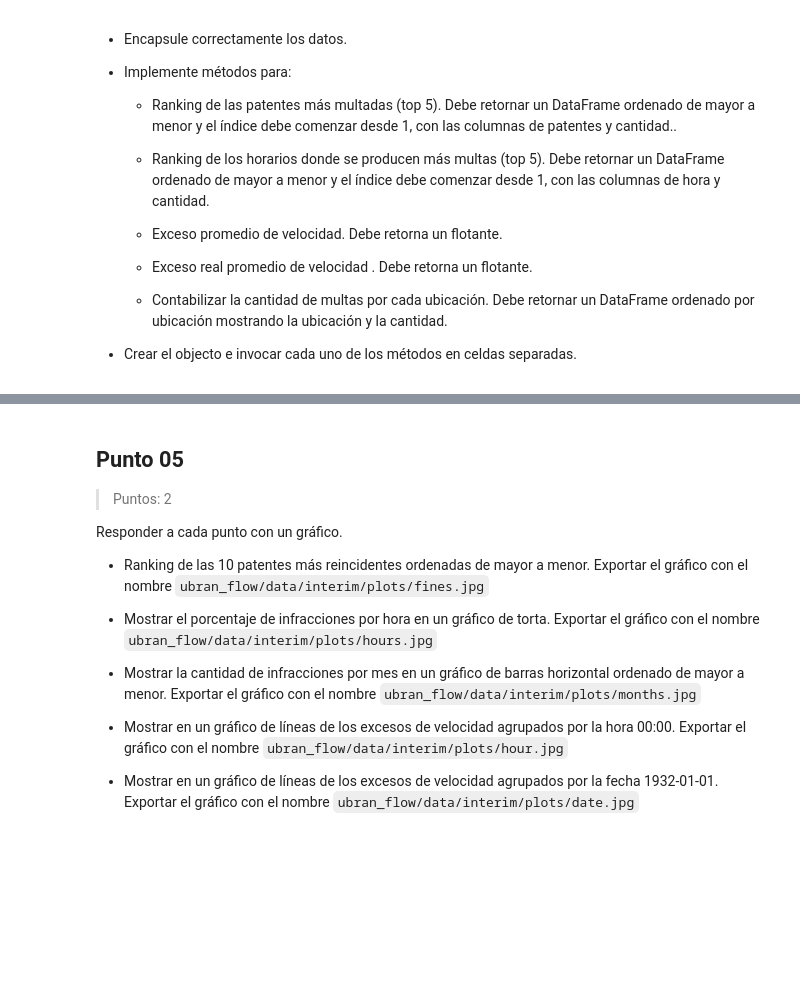
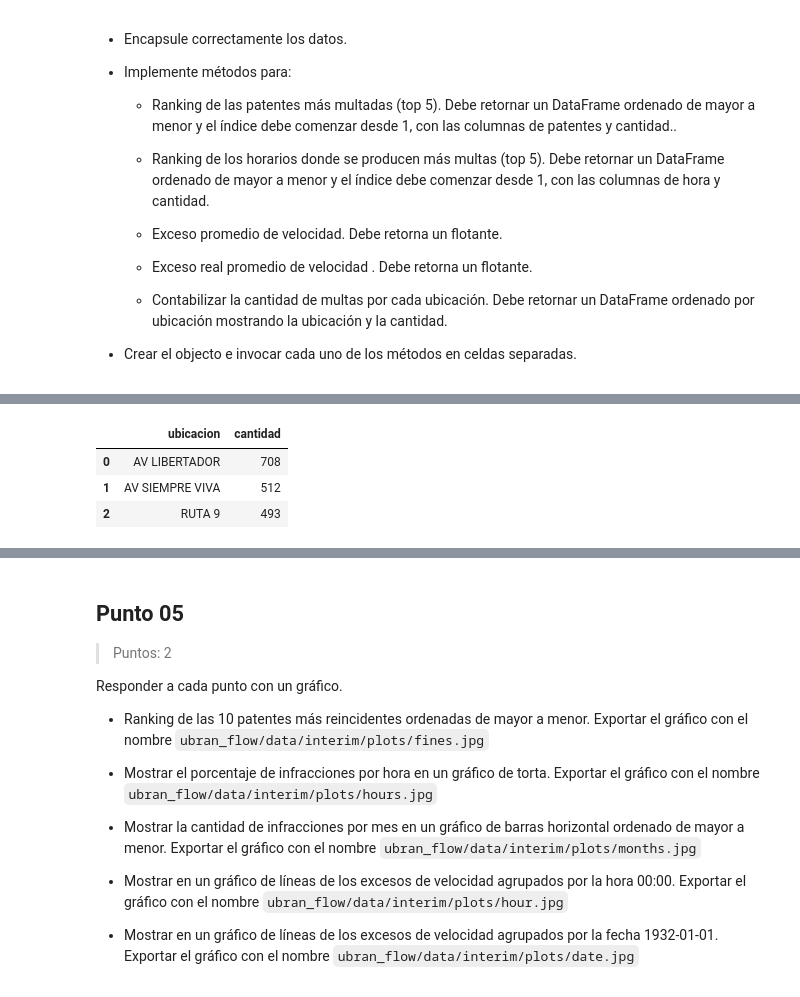
Before and after one commit to ckriztian/lcd-tp-urban-flow, a Jupyter notebook: 01_Flujo_Urbano-Vera_Cristian-Verdun_Dario-Sanchez_Sergio-Saldivia_Eduardo.ipynb, the cells around one changed output, grey strips where cells are left out. Drawn from its saved outputs; the diff is of its cells as text; code cells hidden in the pictures; blank space fills up the shorter version.

```diff
--- a/01_Flujo_Urbano-Vera_Cristian-Verdun_Dario-Sanchez_Sergio-Saldivia_Eduardo.ipynb
+++ b/01_Flujo_Urbano-Vera_Cristian-Verdun_Dario-Sanchez_Sergio-Saldivia_Eduardo.ipynb
@@ -843,0 +1059,9 @@ Definir una clase FineAnalyzer que cumpla con las siguientes funcionalidades:
+# %%
+#@title Cantidad de multas por ubicación
+
+analyzer.multas_por_ubicacion()
+# %% [output]
+|  | ubicacion | cantidad |
+| 0 | AV LIBERTADOR | 708 |
+| 1 | AV SIEMPRE VIVA | 512 |
+| 2 | RUTA 9 | 493 |
```
Also changed, not shown: parts of 30 cells of this notebook.
